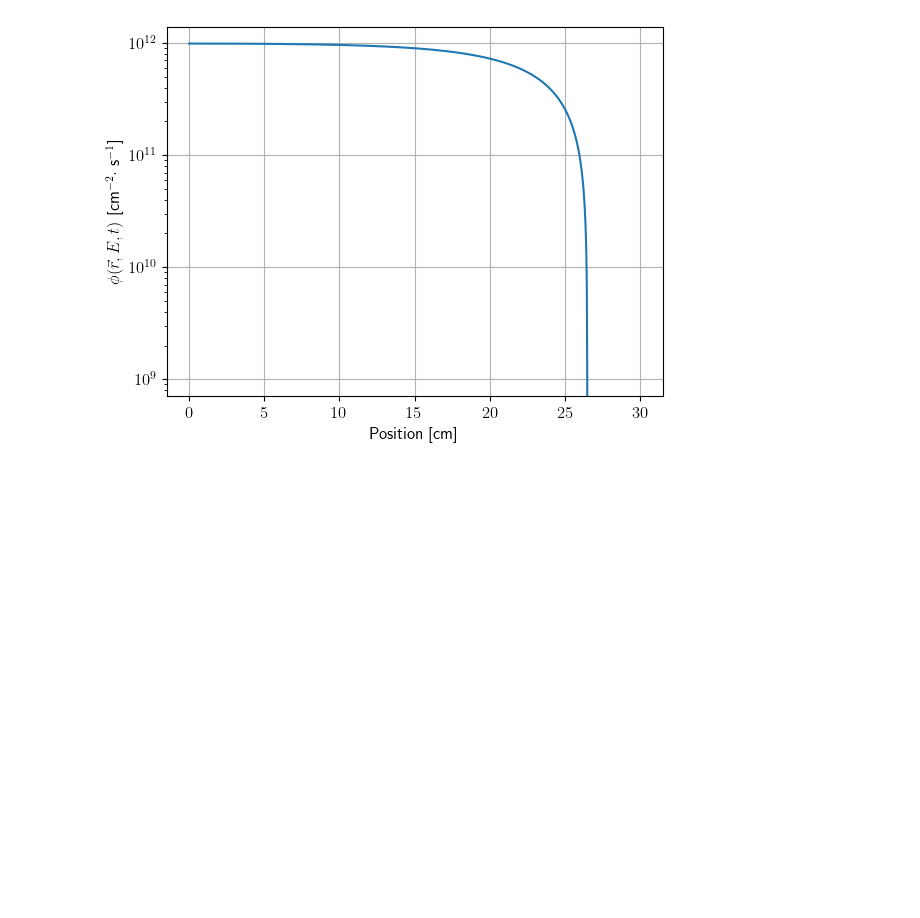
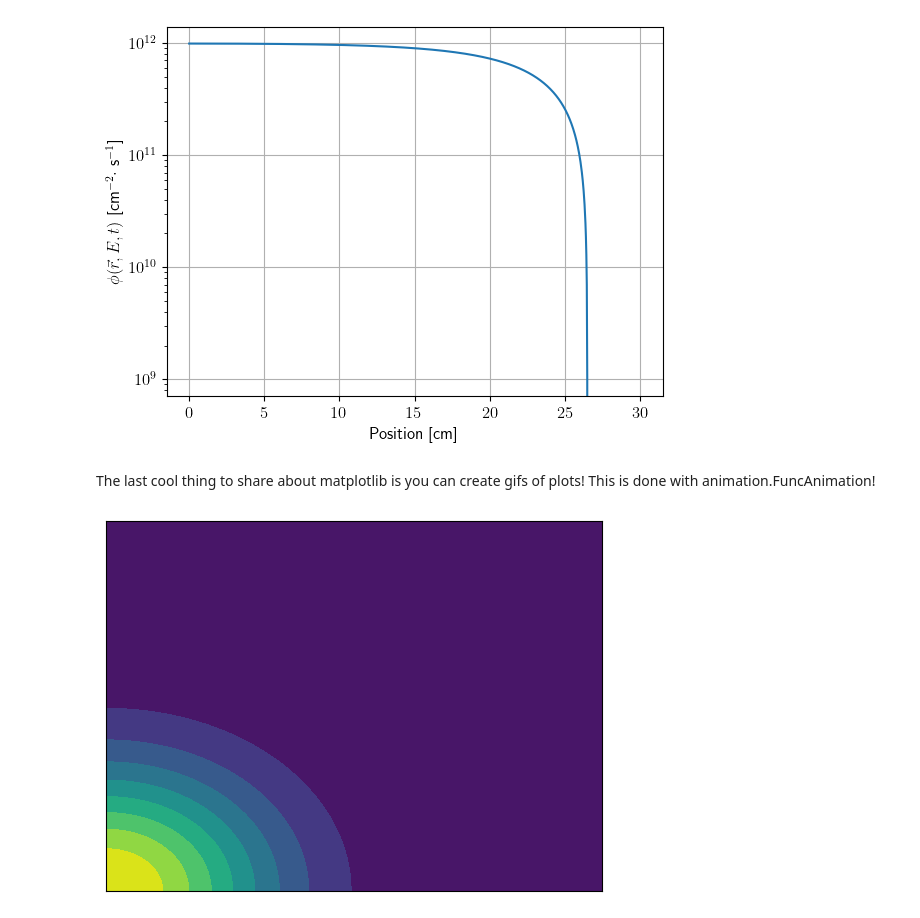
Before and after one commit to jspecht3/npre455-cp1-code-review, a Jupyter notebook: Matplotlib.ipynb, the cells around one changed output. Cells and saved outputs as stored; diff of their text form; code cells hidden in the pictures; blank space fills up the shorter version.

```diff
--- a/Matplotlib.ipynb
+++ b/Matplotlib.ipynb
@@ -52,3 +58,32 @@ plt.xlabel('Position  [cm]')
 plt.show()
 # %% [output]
 [figure]
+# %% [markdown]
+The last cool thing to share about matplotlib is you can create gifs of plots! This is done with animation.FuncAnimation!
+# %%
+from matplotlib.animation import FuncAnimation, PillowWriter
+from functools import partial
+
+def func(x, y, t):
+    xop = -(x-t)**2
+    yop = -(y-t)**2
+    return np.exp(xop) * np.exp(yop)
+
+x, y = np.linspace(-1.5,1.5,100), np.linspace(-1.5,1.5,100)
+x, y = np.meshgrid(x, y)
+
+def plot_func(t, ax, x=x, y=y):
+    return ax.contourf(x, y, func(x, y, t), levels = np.linspace(0,1,10))
+
+frames = np.linspace(-1.5,1.5,100)
+
+fig, ax = plt.subplots()
+ax.grid(False)
+ax.get_xaxis().set_visible(False)
+ax.get_yaxis().set_visible(False)
+gif = FuncAnimation(fig, partial(plot_func, ax=ax),
+                          frames = frames)
+writergif = PillowWriter()
+gif.save('animation.gif', writer=writergif)
+# %% [output]
+[figure, added]
```
Also changed, not shown: parts of 2 cells of this notebook.
